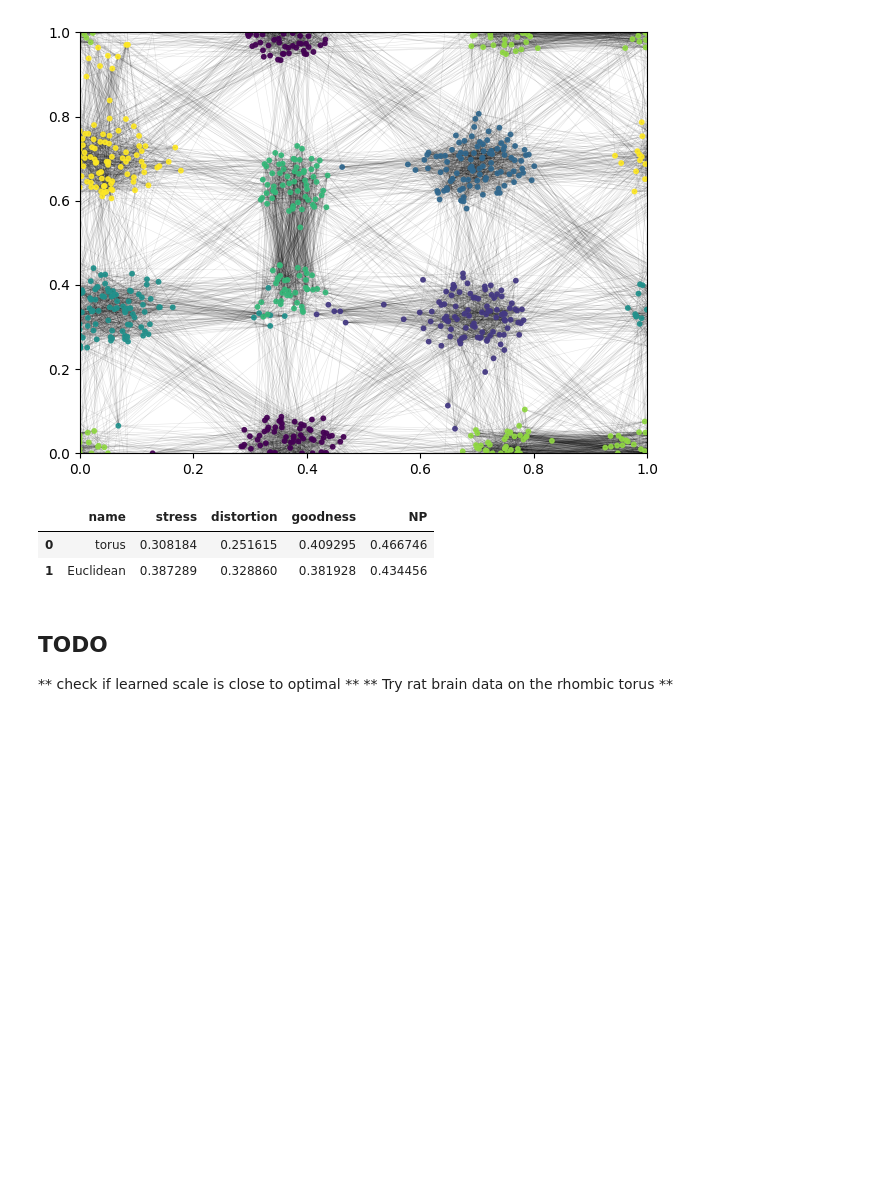
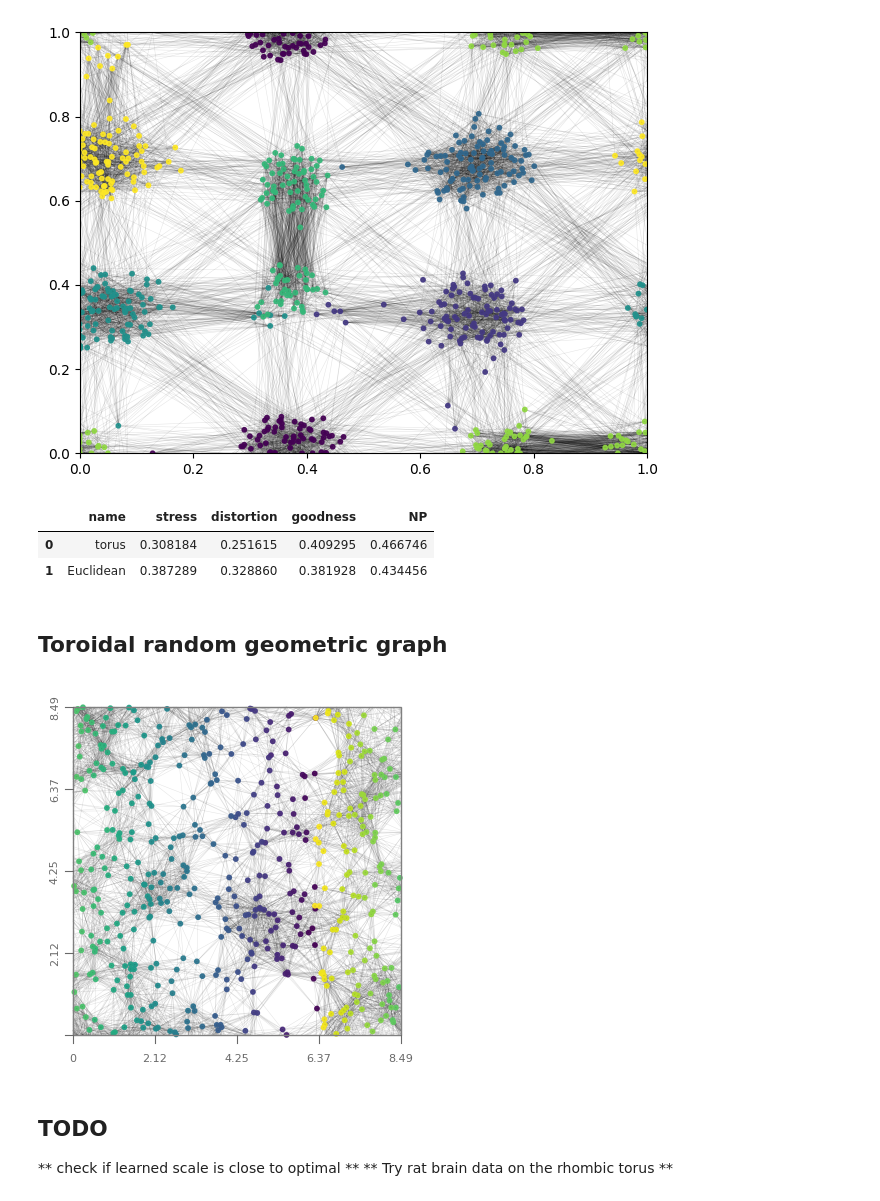
Before and after one commit to JacobLMiller/torus-mds, a Jupyter notebook: examples.ipynb, the cells around one changed output. Cells and saved outputs as stored; diff of their text form; code cells hidden in the pictures; blank space fills up the shorter version.

```diff
--- a/examples.ipynb
+++ b/examples.ipynb
@@ -191,6 +190,28 @@ df
 |  | name | stress | distortion | goodness | NP |
 | 0 | torus | 0.308184 | 0.251615 | 0.409295 | 0.466746 |
 | 1 | Euclidean | 0.387289 | 0.328860 | 0.381928 | 0.434456 |
+# %% [markdown]
+## Toroidal random geometric graph
+# %%
+import sys
+sys.path.insert(0, "verification_experiments")
+from grg_comparison import generate_torus_grg
+
+rng = np.random.default_rng(0)
+G, pts, eps_actual = generate_torus_grg(n=500, epsilon=0.15, rng=rng)
+D, nodes = graphio.apsp_distance_matrix(G)
+
+proj_torus = MDSTorusProjector()
+X_torus = proj_torus.fit_transform(D)
+# %%
+colors = pts[nodes, 0]  # ground-truth x-coordinate on the generating torus
+
+fig, ax = plt.subplots()
+vis.plot_embedding_with_torus_edges(X_torus, G, colors=colors, torus=proj_torus, ax=ax)
+
+fig.savefig("poster/grg_torus.pdf", dpi=200)
+# %% [output]
+[figure, added]
 # %% [markdown]
 ## TODO
 ** check if learned scale is close to optimal **
```
Also changed, not shown: parts of 1 cell of this notebook, 5 other files.
